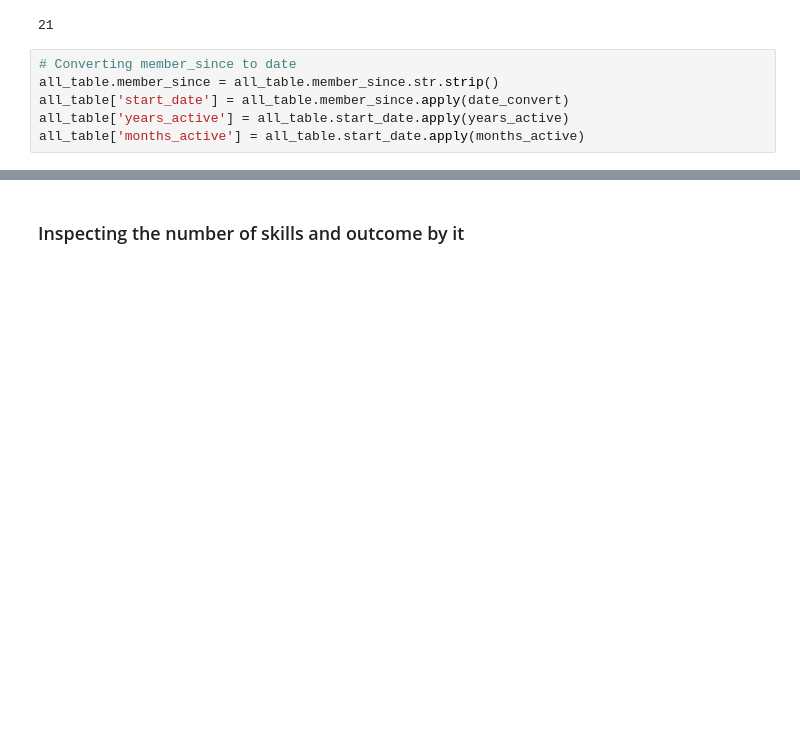
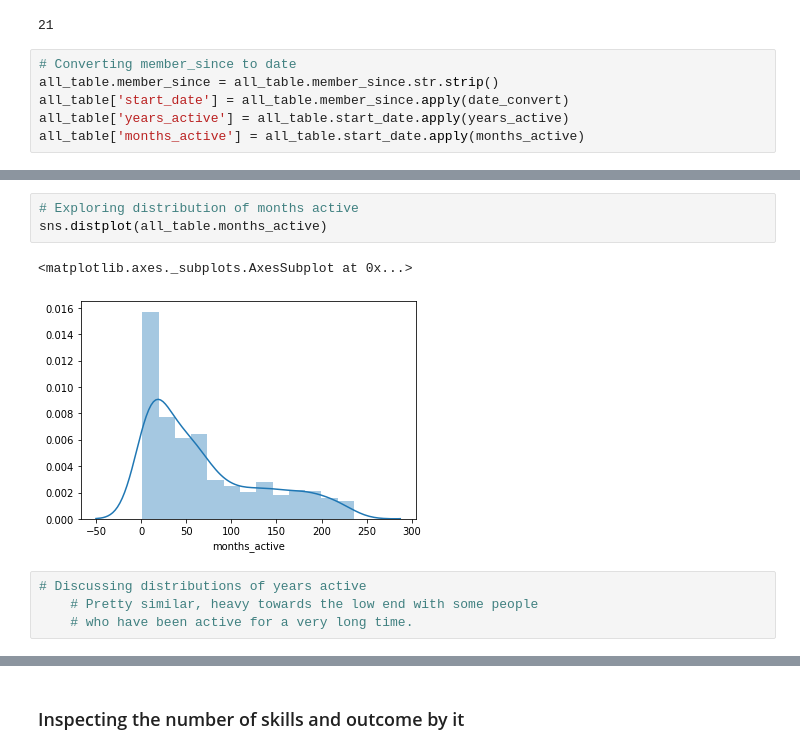
Before and after one commit to lmgibson/MyRate, a Jupyter notebook: notebooks/myrate_eda.ipynb, the cells around one changed output, grey strips where cells are left out. Cells and saved outputs as stored; diff of their text form; blank space fills up the shorter version.

```diff
--- a/notebooks/myrate_eda.ipynb
+++ b/notebooks/myrate_eda.ipynb
@@ -311,0 +318,10 @@ all_table['months_active'] = all_table.start_date.apply(months_active)
+# %%
+# Exploring distribution of months active
+sns.distplot(all_table.months_active)
+# %% [output]
+<matplotlib.axes._subplots.AxesSubplot at 0x...>
+[figure, added]
+# %%
+# Discussing distributions of years active
+    # Pretty similar, heavy towards the low end with some people
+    # who have been active for a very long time.
```
Also changed, not shown: parts of 8 cells of this notebook.
